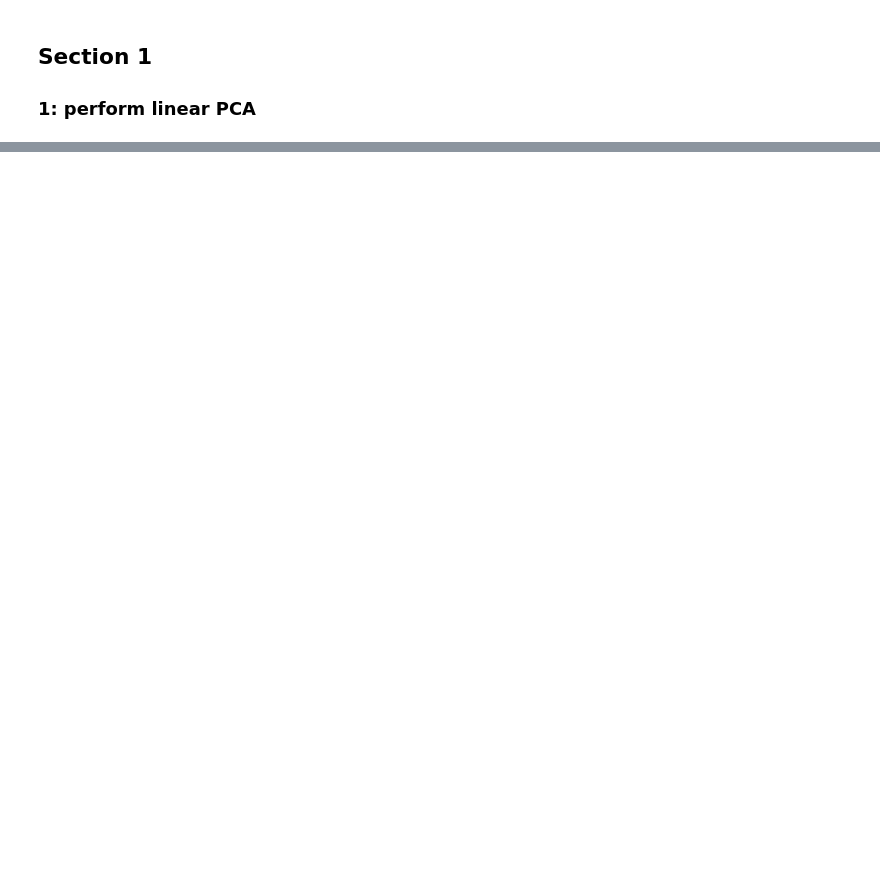
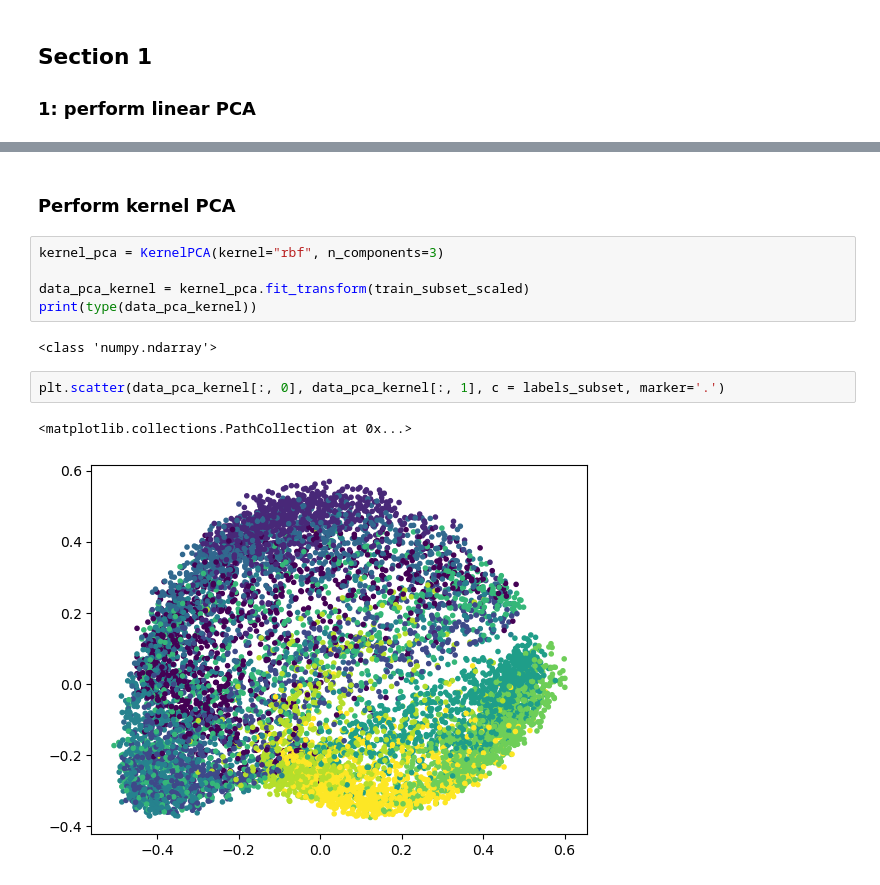
Before and after one commit to LisaDaVinchie/adv-ml_challenge1, a Jupyter notebook: AdvML_Challenge1_Lisa.ipynb, the cells around one changed output, grey strips where cells are left out. Saved outputs shown, nothing was run; the diff lists cells and outputs as text; blank space fills up the shorter version.

Commit message:
Tried kernel PCA

```diff
--- a/AdvML_Challenge1_Lisa.ipynb
+++ b/AdvML_Challenge1_Lisa.ipynb
@@ -106,0 +116,14 @@ ax.view_init(elev=45, azim=45)
+# %% [markdown]
+### Perform kernel PCA
+# %%
+kernel_pca = KernelPCA(kernel="rbf", n_components=3)
+
+data_pca_kernel = kernel_pca.fit_transform(train_subset_scaled)
+print(type(data_pca_kernel))
+# %% [output]
+<class 'numpy.ndarray'>
+# %%
+plt.scatter(data_pca_kernel[:, 0], data_pca_kernel[:, 1], c = labels_subset, marker='.')
+# %% [output]
+<matplotlib.collections.PathCollection at 0x...>
+[figure, added]
```
Also changed, not shown: parts of 5 cells of this notebook.
